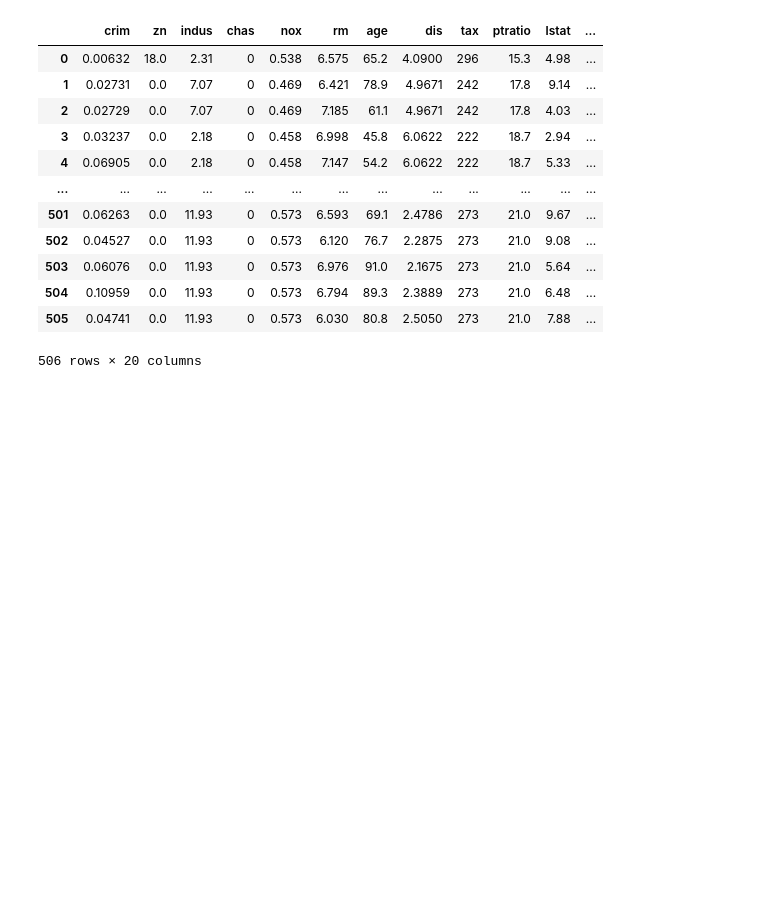
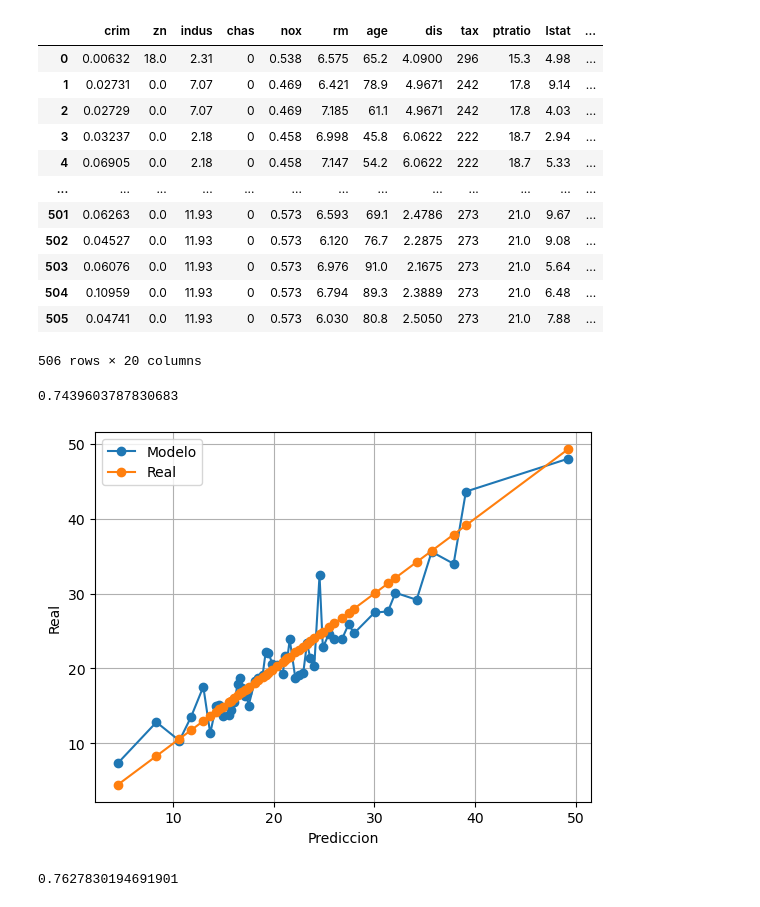
Before and after one commit to Rolando1708/Analisis_de_Aprendizaje_Estadistico, a Jupyter notebook: Parcial 1/Examen_practico_RolandoFortanell.ipynb, the cells around one changed output. Drawn from its saved outputs; the diff is of its cells as text; code cells hidden in the pictures; blank space fills up the shorter version.

```diff
--- a/Parcial 1/Examen_practico_RolandoFortanell.ipynb
+++ b/Parcial 1/Examen_practico_RolandoFortanell.ipynb
@@ -324,14 +324,44 @@ X['tax_per_nox'] = X['tax'] / X['nox']
 X['age_per_nox'] = X['age'] / X['nox']
 X['age_per_indus'] = X['age'] / X['indus']
 X['zn_per_dis'] = X['zn'] / X['dis']
-X['tax_per_rad1'] = X['tax'] / X['rad_1']
-X['tax_per_rad2'] = X['tax'] / X['rad_2']
-X['tax_per_rad3'] = X['tax'] / X['rad_3']
-X['tax_per_rad4'] = X['tax'] / X['rad_4']
-X['tax_per_rad5'] = X['tax'] / X['rad_5']
-X['tax_per_rad6'] = X['tax'] / X['rad_6']
-X['tax_per_rad7'] = X['tax'] / X['rad_7']
-X['tax_per_rad8'] = X['tax'] / X['rad_8']
-X['tax_per_rad24'] = X['tax'] / X['rad_24']
 # %%
 X['lstat']=np.log(X['lstat'])
+X['age'] = np.log(X['age'])
+X['ptratio'] = np.log(X['ptratio'])
+# %%
+
+X_train, X_test, y_train, y_test = train_test_split(X, y, test_size=0.3, random_state=42)
+
+model = linear_model.LinearRegression().fit(X_train, y_train)
+
+predicciones_lineal = model.predict(X_test)
+r2_score(y_true=y_test, y_pred=predicciones_lineal2)
+# %% [output]
+0.7439603787830683
+# %%
+calibracion(predicciones_lineal, y_test, 50)
+# %% [output]
+[figure, added]
+# %%
+degree = 2
+
+# Aplicar StandardScaler
+
+scaler = StandardScaler().fit(X)
+X_scaled = scaler.transform(X)
+
+# Features polinomiales
+poly_features = PolynomialFeatures(degree=degree)
+X_poly = poly_features.fit_transform(X_scaled)
+
+#Crossvalidation
+X_train, X_test, y_train, y_test = train_test_split(X_poly,y, test_size=0.3, random_state = 42)
+
+# Ajustar el modelo de regresión Lasso o ridge
+model = linear_model.Ridge().fit(X_train, y_train)
+
+# Predicciones y r2, cuida el nombre de la prediccion
+predicciones_poly2_fe= model.predict(X_test)
+r2_score(y_pred=predicciones_poly2_fe, y_true=y_test)
+# %% [output]
+0.7627830194691901
```
Also changed, not shown: parts of 3 cells of this notebook.
